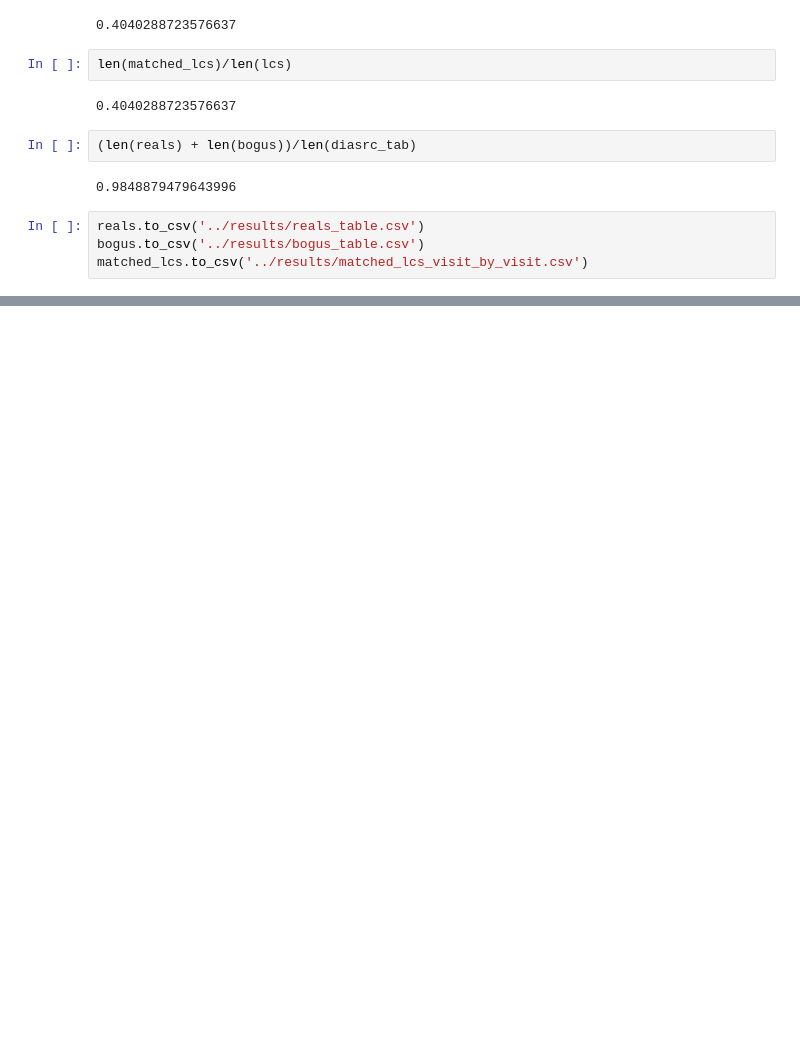
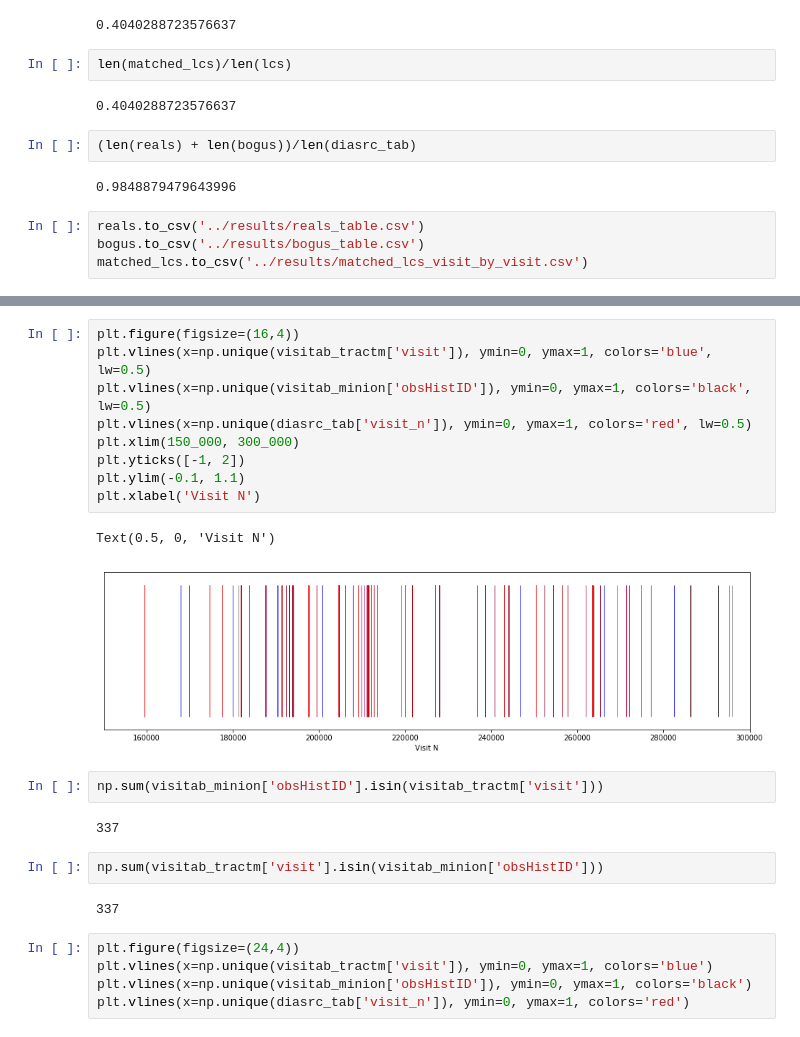
Before and after one commit to BrunoSanchez/run2_diaproc, a Jupyter notebook: notebooks/01-match_visit_by_visit.ipynb, the cells around one changed output, grey strips where cells are left out. Saved outputs shown, nothing was run; the diff lists cells and outputs as text; blank space fills up the shorter version.

```diff
--- a/notebooks/01-match_visit_by_visit.ipynb
+++ b/notebooks/01-match_visit_by_visit.ipynb
@@ -392,0 +420,25 @@ matched_lcs.to_csv('../results/matched_lcs_visit_by_visit.csv')
+# %%
+plt.figure(figsize=(16,4))
+plt.vlines(x=np.unique(visitab_tractm['visit']), ymin=0, ymax=1, colors='blue', lw=0.5)
+plt.vlines(x=np.unique(visitab_minion['obsHistID']), ymin=0, ymax=1, colors='black', lw=0.5)
+plt.vlines(x=np.unique(diasrc_tab['visit_n']), ymin=0, ymax=1, colors='red', lw=0.5)
+plt.xlim(150_000, 300_000)
+plt.yticks([-1, 2])
+plt.ylim(-0.1, 1.1)
+plt.xlabel('Visit N')
+# %% [output]
+Text(0.5, 0, 'Visit N')
+[figure, added]
+# %%
+np.sum(visitab_minion['obsHistID'].isin(visitab_tractm['visit']))
+# %% [output]
+337
+# %%
+np.sum(visitab_tractm['visit'].isin(visitab_minion['obsHistID']))
+# %% [output]
+337
+# %%
+plt.figure(figsize=(24,4))
+plt.vlines(x=np.unique(visitab_tractm['visit']), ymin=0, ymax=1, colors='blue')
+plt.vlines(x=np.unique(visitab_minion['obsHistID']), ymin=0, ymax=1, colors='black')
+plt.vlines(x=np.unique(diasrc_tab['visit_n']), ymin=0, ymax=1, colors='red')
```
Also changed, not shown: parts of 7 cells of this notebook.
